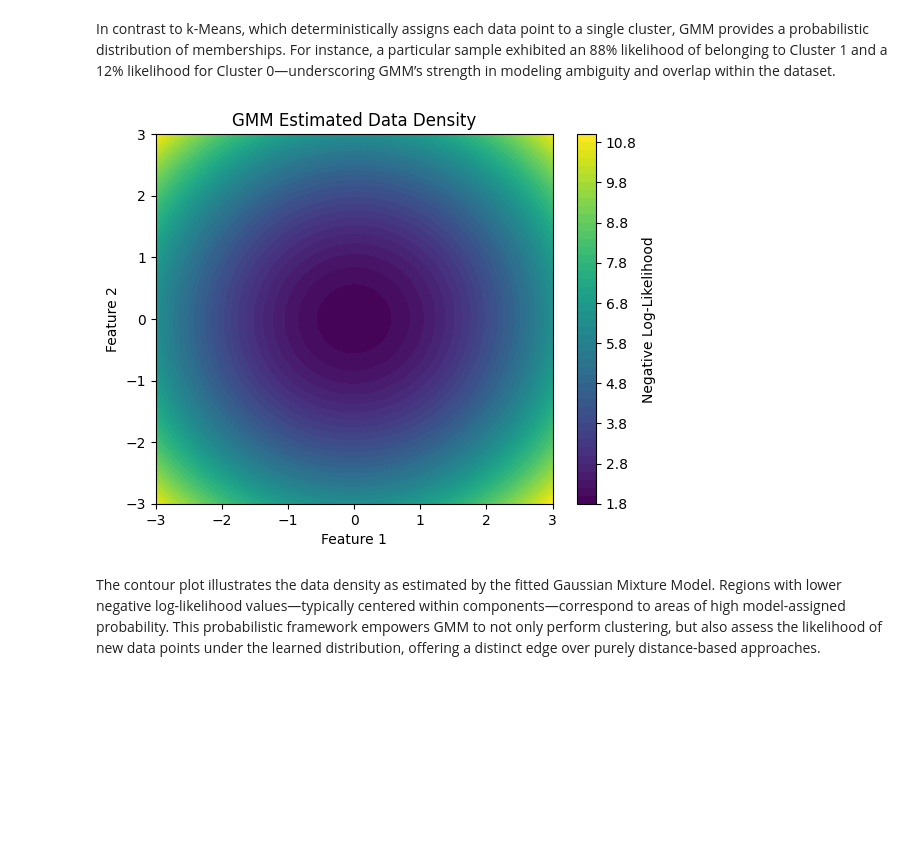
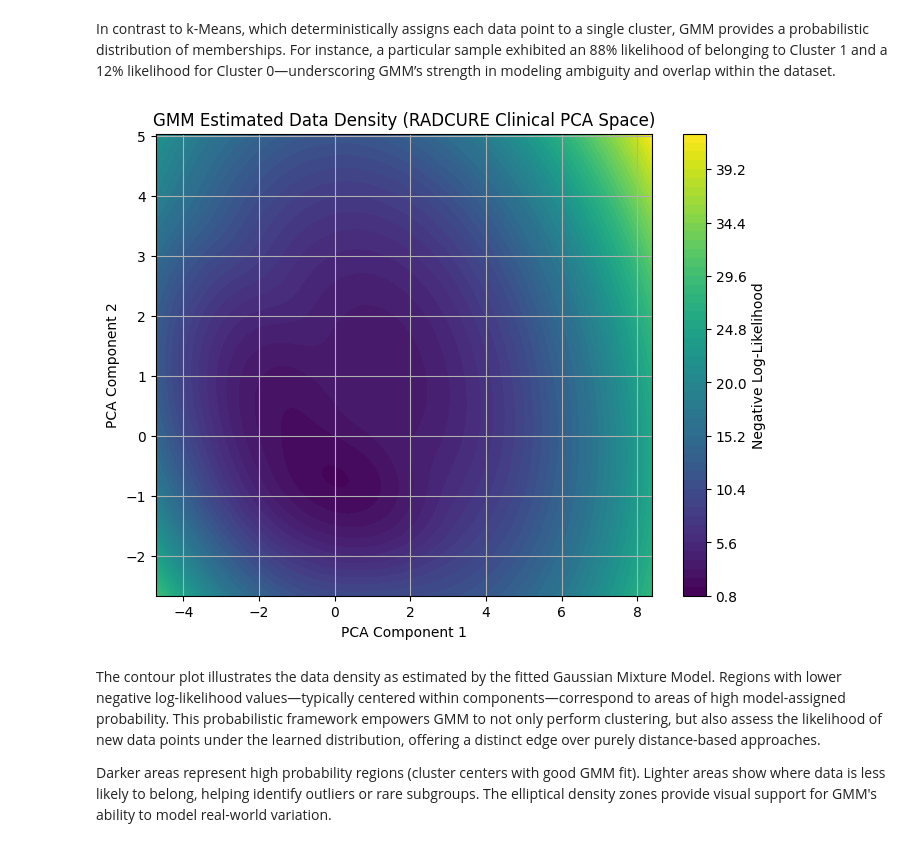
Before and after one commit to malam2025/BINF5507-Mohammad-Capstone-project, a Jupyter notebook: GMM-Capstone-project.ipynb, the cells around one changed output. Cells and saved outputs as stored; diff of their text form; code cells hidden in the pictures; blank space fills up the shorter version.

Commit message:
Add final interpretation for GMM density estimation using RADCURE dataset

```diff
--- a/GMM-Capstone-project.ipynb
+++ b/GMM-Capstone-project.ipynb
@@ -233,26 +258,56 @@ Soft assignments (overlap case) for first 5 points:
 # %% [markdown]
 In contrast to k-Means, which deterministically assigns each data point to a single cluster, GMM provides a probabilistic distribution of memberships. For instance, a particular sample exhibited an 88% likelihood of belonging to Cluster 1 and a 12% likelihood for Cluster 0—underscoring GMM’s strength in modeling ambiguity and overlap within the dataset.
 # %%
-# Unique feature-5: Combines Clustering and Density Estimation
+# Unique feature-5: Combines Clustering and Density Estimation - used RADCURE Dataset
+import pandas as pd
+import numpy as np
+from sklearn.preprocessing import StandardScaler
+from sklearn.mixture import GaussianMixture
+from sklearn.decomposition import PCA
+import matplotlib.pyplot as plt
 from matplotlib import cm
-import numpy as np
 
-# Create grid and estimate log-likelihoods
-x = np.linspace(-3, 3, 100)
-y = np.linspace(-3, 3, 100)
+# Step 1: Load and clean RADCURE dataset
+df = pd.read_excel("RADCURE_Clinical_v04_20241219.xlsx")
+
+# Select numeric features (you may customize these)
+features = ['Age', 'Smoking PY', 'Dose', 'Length FU']
+df_clean = df[features].replace(to_replace=r'[<>]?[\d]+|na|NA|NaN', value=np.nan, regex=True)
+df_clean = df_clean.dropna().astype(float)
+
+# Step 2: Standardize
+scaler = StandardScaler()
+X_scaled = scaler.fit_transform(df_clean)
+
+# Step 3: Reduce dimensions for visualization
+pca = PCA(n_components=2)
+X_pca = pca.fit_transform(X_scaled)
+
+# Step 4: Fit GMM model
+gmm = GaussianMixture(n_components=3, covariance_type='full', random_state=42)
+gmm.fit(X_pca)
+
+# Step 5: Create grid and estimate density
+x = np.linspace(X_pca[:, 0].min() - 1, X_pca[:, 0].max() + 1, 200)
+y = np.linspace(X_pca[:, 1].min() - 1, X_pca[:, 1].max() + 1, 200)
 Xgrid, Ygrid = np.meshgrid(x, y)
 grid = np.column_stack([Xgrid.ravel(), Ygrid.ravel()])
-
 Z = -gmm.score_samples(grid).reshape(Xgrid.shape)
 
-# Plot negative log-likelihood as density
-plt.contourf(Xgrid, Ygrid, Z, levels=50, cmap=cm.viridis)
-plt.title("GMM Estimated Data Density")
-plt.xlabel("Feature 1")
-plt.ylabel("Feature 2")
-plt.colorbar(label='Negative Log-Likelihood')
+# Step 6: Plot density contour
+plt.figure(figsize=(8, 6))
+contour = plt.contourf(Xgrid, Ygrid, Z, levels=50, cmap=cm.viridis)
+plt.title("GMM Estimated Data Density (RADCURE Clinical PCA Space)")
+plt.xlabel("PCA Component 1")
+plt.ylabel("PCA Component 2")
+plt.colorbar(contour, label='Negative Log-Likelihood')
+plt.grid(True)
 plt.show()
 # %% [output]
-[figure, old version]
+[figure, new version]
 # %% [markdown]
 The contour plot illustrates the data density as estimated by the fitted Gaussian Mixture Model. Regions with lower negative log-likelihood values—typically centered within components—correspond to areas of high model-assigned probability. This probabilistic framework empowers GMM to not only perform clustering, but also assess the likelihood of new data points under the learned distribution, offering a distinct edge over purely distance-based approaches.
+
+Darker areas represent high probability regions (cluster centers with good GMM fit).
+Lighter areas show where data is less likely to belong, helping identify outliers or rare subgroups.
+The elliptical density zones provide visual support for GMM's ability to model real-world variation.
```
Also changed, not shown: parts of 5 cells of this notebook.
